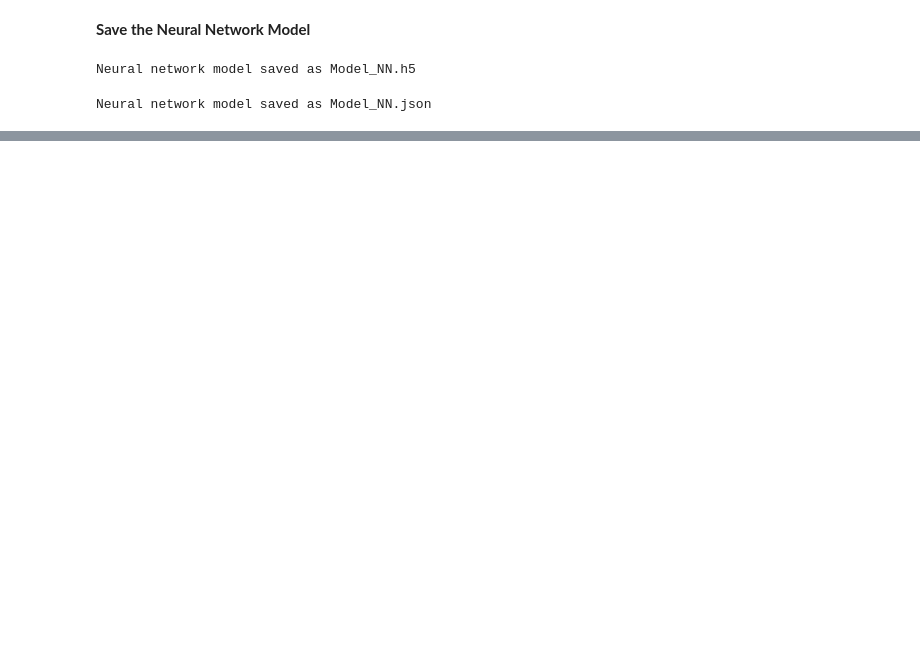
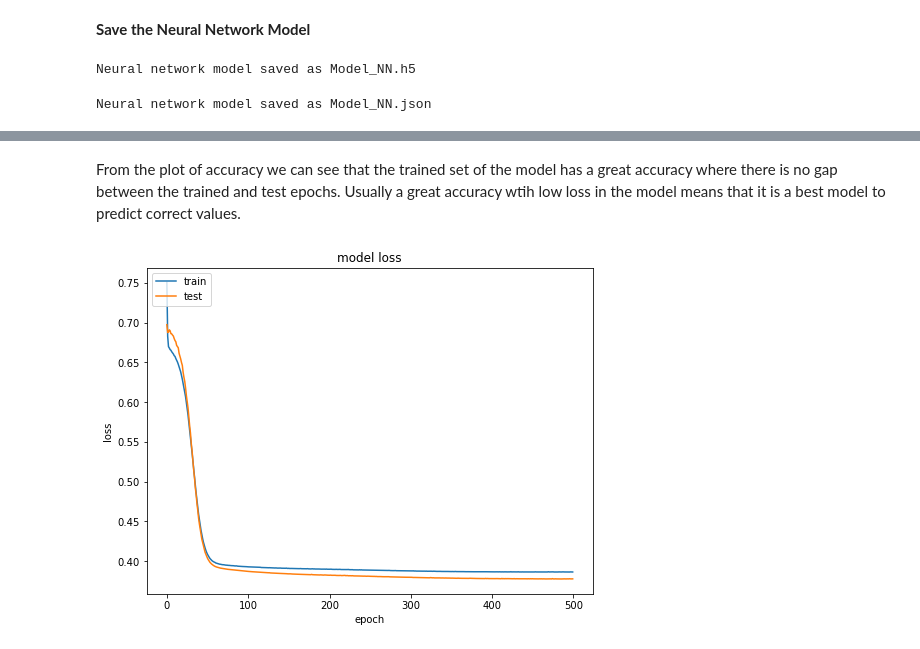
Before and after one commit to SasiGV/MLProject2020., a Jupyter notebook: Initial_draft.ipynb, the cells around one changed output, grey strips where cells are left out. Cells and saved outputs as stored; diff of their text form; code cells hidden in the pictures; blank space fills up the shorter version.

```diff
--- a/Initial_draft.ipynb
+++ b/Initial_draft.ipynb
@@ -643,0 +674,13 @@ Neural network model saved as Model_NN.json
+# %% [markdown]
+From the plot of accuracy we can see that the trained set of the model has a great accuracy where there is no gap between the trained and test epochs. Usually a great accuracy wtih low loss in the model means that it is a best model to predict correct values.
+# %%
+# summarize history for loss
+plt.plot(history.history['loss'])
+plt.plot(history.history['val_loss'])
+plt.title('model loss')
+plt.ylabel('loss')
+plt.xlabel('epoch')
+plt.legend(['train', 'test'], loc='upper left')
+plt.show()
+# %% [output]
+[figure, added]
```
Also changed, not shown: parts of 23 cells of this notebook, 7 other files.
